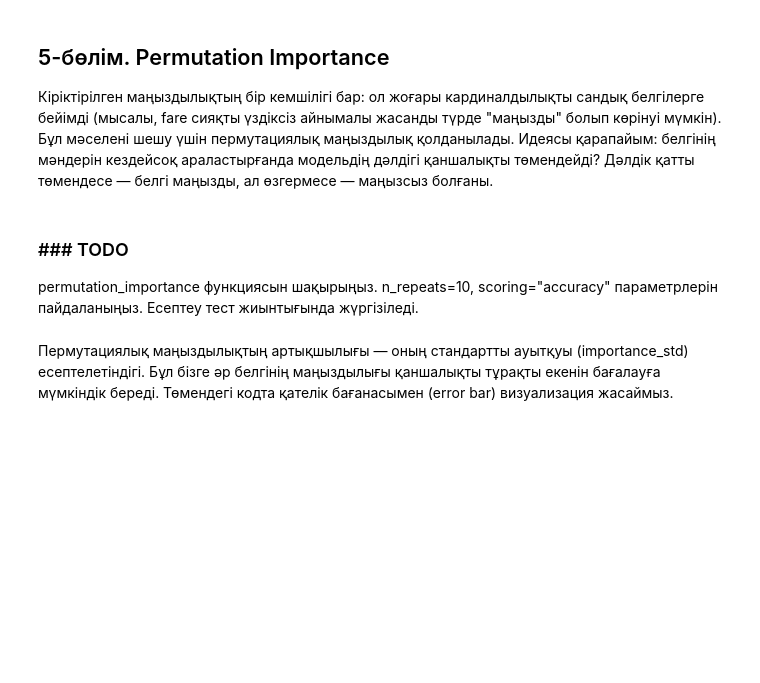
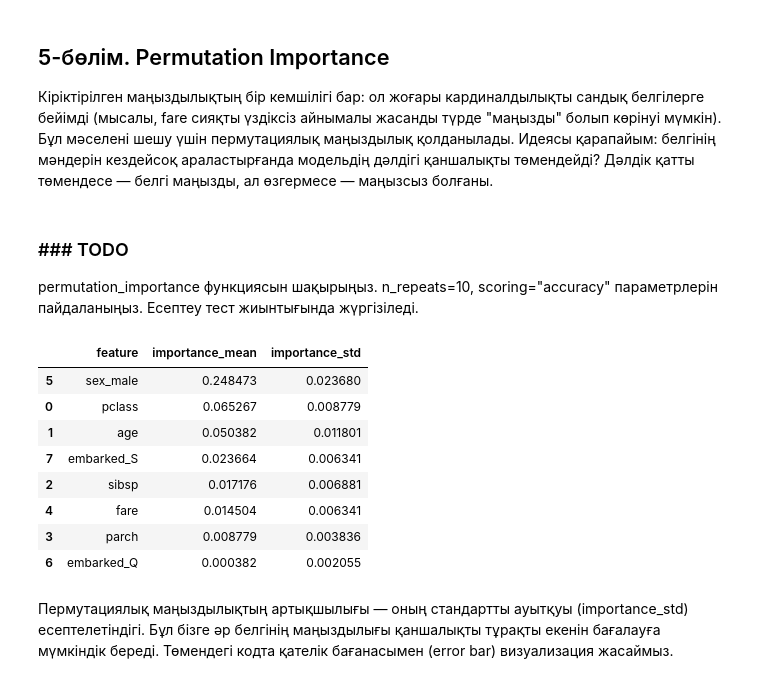
Before and after one commit to beksultann-GQ/Bexs_work, a Jupyter notebook: 01_feature_importance.ipynb, the cells around one changed output. Saved outputs shown, nothing was run; the diff lists cells and outputs as text; code cells hidden in the pictures; blank space fills up the shorter version.

```diff
--- a/01_feature_importance.ipynb
+++ b/01_feature_importance.ipynb
@@ -173,24 +231,34 @@ importances_builtin
 
 permutation_importance функциясын шақырыңыз. n_repeats=10, scoring="accuracy" параметрлерін пайдаланыңыз. Есептеу тест жиынтығында жүргізіледі.
 # %%
-### ### TODO ###
-# perm_result = permutation_importance(
-#     ____,          # оқытылған модель
-#     ____,          # тест белгілері
-#     ____,          # тест таңбалары
-#     n_repeats=____,
-#     random_state=RANDOM_STATE,
-#     scoring="____"
-# )
+## ### TODO ###
+perm_result = permutation_importance(
+    rf_model,          # оқытылған модель
+    X_test,          # тест белгілері
+    y_test,          # тест таңбалары
+    n_repeats=10,
+    random_state=RANDOM_STATE,
+    scoring="accuracy"
+)
 
 # Нәтижелерді DataFrame-ге жинау
-# importances_perm = pd.DataFrame({
-#     "feature": X.columns,
-#     "importance_mean": perm_result.importances_mean,
-#     "importance_std": perm_result.importances_std
-# }).sort_values("importance_mean", ascending=False)
+importances_perm = pd.DataFrame({
+    "feature": X.columns,
+    "importance_mean": perm_result.importances_mean,
+    "importance_std": perm_result.importances_std
+}).sort_values("importance_mean", ascending=False)
 
-# importances_perm
+importances_perm
+# %% [output]
+|  | feature | importance_mean | importance_std |
+| 5 | sex_male | 0.248473 | 0.023680 |
+| 0 | pclass | 0.065267 | 0.008779 |
+| 1 | age | 0.050382 | 0.011801 |
+| 7 | embarked_S | 0.023664 | 0.006341 |
+| 2 | sibsp | 0.017176 | 0.006881 |
+| 4 | fare | 0.014504 | 0.006341 |
+| 3 | parch | 0.008779 | 0.003836 |
+| 6 | embarked_Q | 0.000382 | 0.002055 |
 # %% [markdown]
 Пермутациялық маңыздылықтың артықшылығы — оның стандартты ауытқуы (importance_std) есептелетіндігі. Бұл бізге әр белгінің маңыздылығы қаншалықты тұрақты екенін бағалауға мүмкіндік береді. Төмендегі кодта қателік бағанасымен (error bar) визуализация жасаймыз.
 # %%
```
Also changed, not shown: parts of 12 cells of this notebook, 1 other file.
